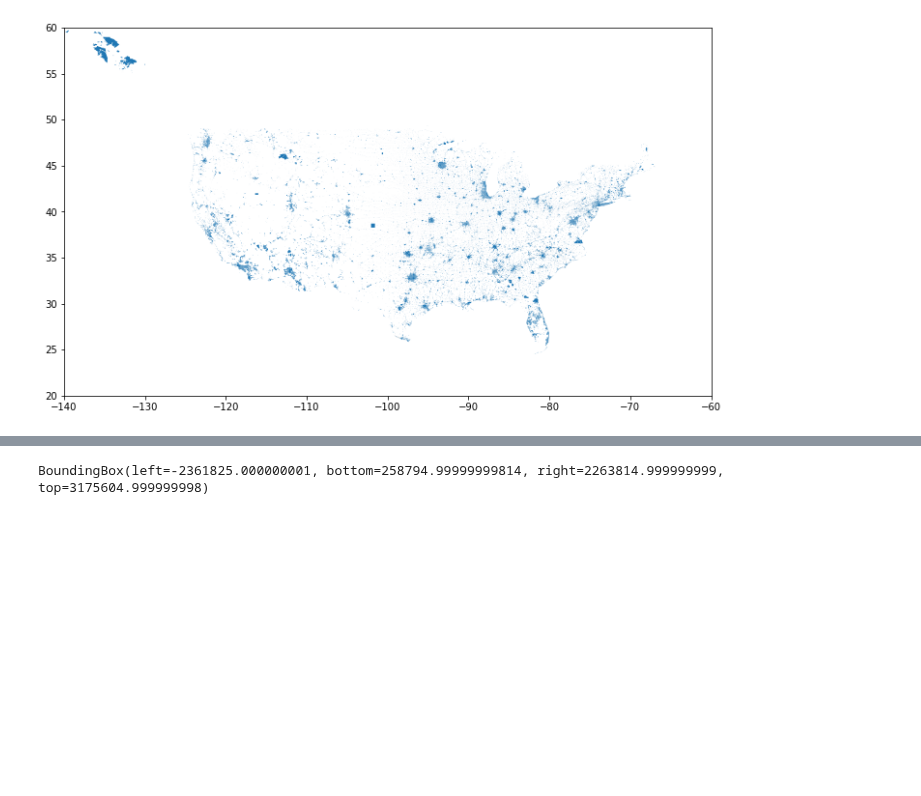
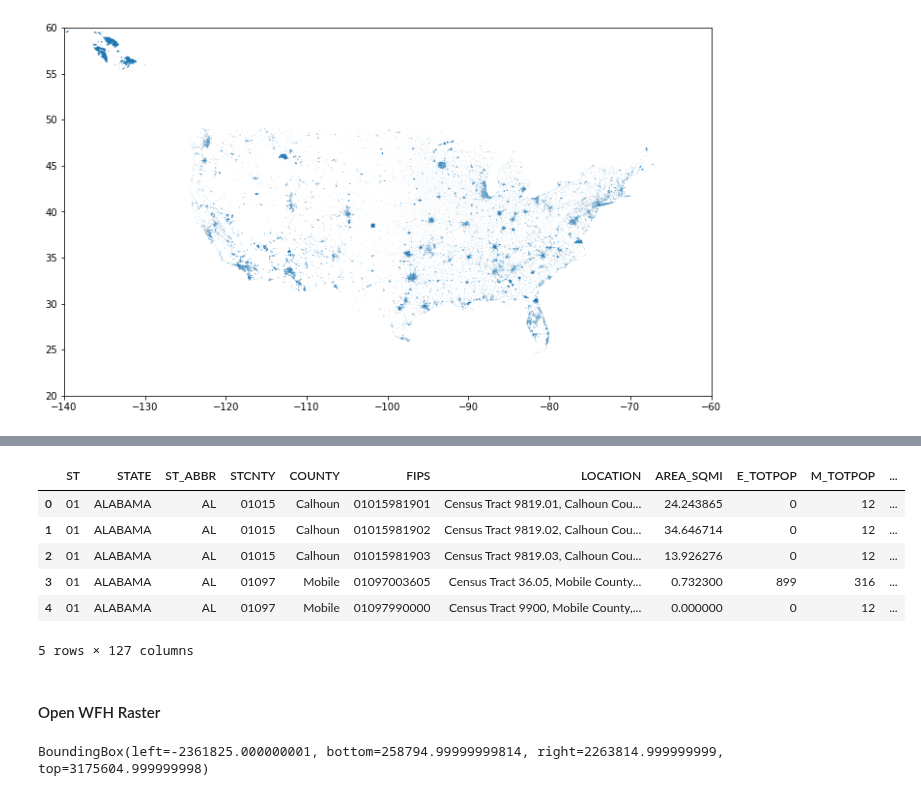
Before and after one commit to zac-stanley/us-communities-fire, a Jupyter notebook: notebooks/zs_data_exploration.ipynb, the cells around one changed output, grey strips where cells are left out. Saved outputs shown, nothing was run; the diff lists cells and outputs as text; code cells hidden in the pictures; blank space fills up the shorter version.

```diff
--- a/notebooks/zs_data_exploration.ipynb
+++ b/notebooks/zs_data_exploration.ipynb
@@ -91,0 +95,3 @@ ax.set(xlim=(-140,-60), ylim=(20, 60)) # scale the figure with axes values
+# %%
+# read in raw census tract data from .zip and convert to geodataframe
+svi = gpd.read_file(r"C:\NewMapsPlus\Map698\us-communities-fire\data\SVI2018_US.zip")
@@ -92,3 +127,16 @@ ax.set(xlim=(-140,-60), ylim=(20, 60)) # scale the figure with axes values
+# %%
+# look at the first 5 rows of data
+svi.head()
+# %% [output]
+|  | ST | STATE | ST_ABBR | STCNTY | COUNTY | FIPS | LOCATION | AREA_SQMI | E_TOTPOP | M_TOTPOP | ... |
+| 0 | 01 | ALABAMA | AL | 01015 | Calhoun | 01015981901 | Census Tract 9819.01, Calhoun Cou... | 24.243865 | 0 | 12 | ... |
+| 1 | 01 | ALABAMA | AL | 01015 | Calhoun | 01015981902 | Census Tract 9819.02, Calhoun Cou... | 34.646714 | 0 | 12 | ... |
+| 2 | 01 | ALABAMA | AL | 01015 | Calhoun | 01015981903 | Census Tract 9819.03, Calhoun Cou... | 13.926276 | 0 | 12 | ... |
+| 3 | 01 | ALABAMA | AL | 01097 | Mobile | 01097003605 | Census Tract 36.05, Mobile County... | 0.732300 | 899 | 316 | ... |
+| 4 | 01 | ALABAMA | AL | 01097 | Mobile | 01097990000 | Census Tract 9900, Mobile County,... | 0.000000 | 0 | 12 | ... |
+5 rows × 127 columns
+# %% [markdown]
+#### Open WFH Raster
 # %%
 # open wildfire hazard potential raster
 whp = rio.open('data\whp2020_cls_conus.tif')
```
Also changed, not shown: parts of 8 cells of this notebook.
